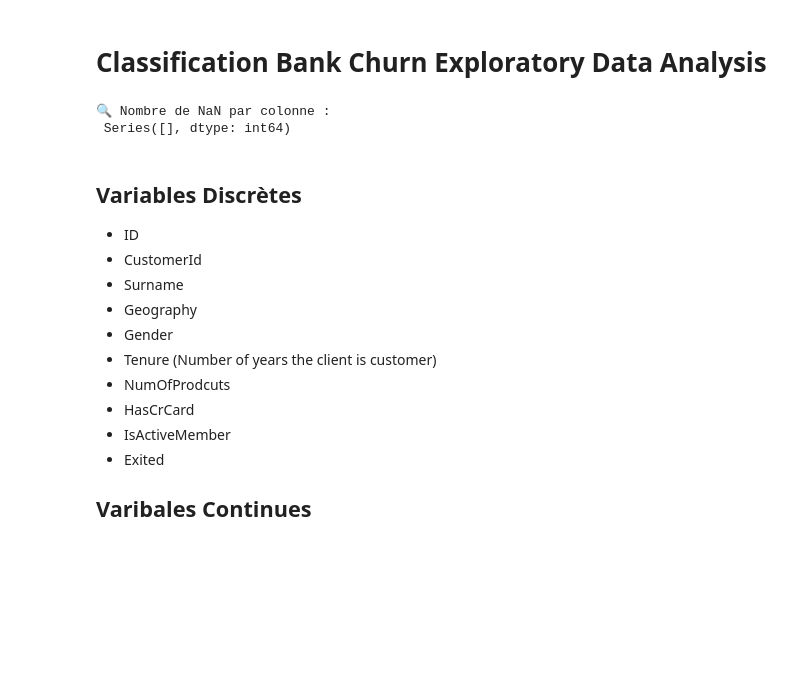
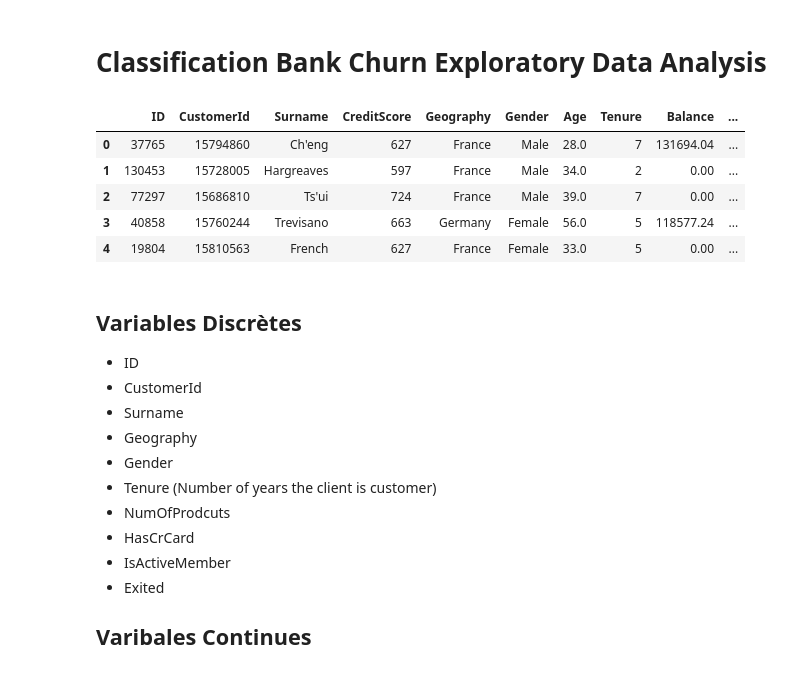
Before and after one commit to WolfgangReip/MachineLearnia-Module-1-Les-6-pilliers-de-l-IA, a Jupyter notebook: 4_ClassificationBankChurn/analysis/exploration.ipynb, the cells around one changed output. Drawn from its saved outputs; the diff is of its cells as text; code cells hidden in the pictures; blank space fills up the shorter version.

```diff
--- a/4_ClassificationBankChurn/analysis/exploration.ipynb
+++ b/4_ClassificationBankChurn/analysis/exploration.ipynb
@@ -3,20 +3,24 @@
 # %%
 import seaborn as sns
 import pandas as pd
 import matplotlib.pyplot as plt
 import numpy as np
 from sklearn.preprocessing import OneHotEncoder
 
 df = pd.read_csv('../data/train_data.csv')
 
 df.head()
 
 # Vérifier le nombre de valeurs manquantes par colonne
-missing_values = df.isnull().sum()
-print("🔍 Nombre de NaN par colonne :\n", missing_values[missing_values > 0])
+# missing_values = df.isnull().sum()
+# print("🔍 Nombre de NaN par colonne :\n", missing_values[missing_values > 0])
 # %% [output]
-🔍 Nombre de NaN par colonne :
- Series([], dtype: int64)
+|  | ID | CustomerId | Surname | CreditScore | Geography | Gender | Age | Tenure | Balance | ... |
+| 0 | 37765 | 15794860 | Ch'eng | 627 | France | Male | 28.0 | 7 | 131694.04 | ... |
+| 1 | 130453 | 15728005 | Hargreaves | 597 | France | Male | 34.0 | 2 | 0.00 | ... |
+| 2 | 77297 | 15686810 | Ts'ui | 724 | France | Male | 39.0 | 7 | 0.00 | ... |
+| 3 | 40858 | 15760244 | Trevisano | 663 | Germany | Female | 56.0 | 5 | 118577.24 | ... |
+| 4 | 19804 | 15810563 | French | 627 | France | Female | 33.0 | 5 | 0.00 | ... |
 # %% [markdown]
 ## Variables Discrètes
 - ID
```
Also changed, not shown: 9 other files.
